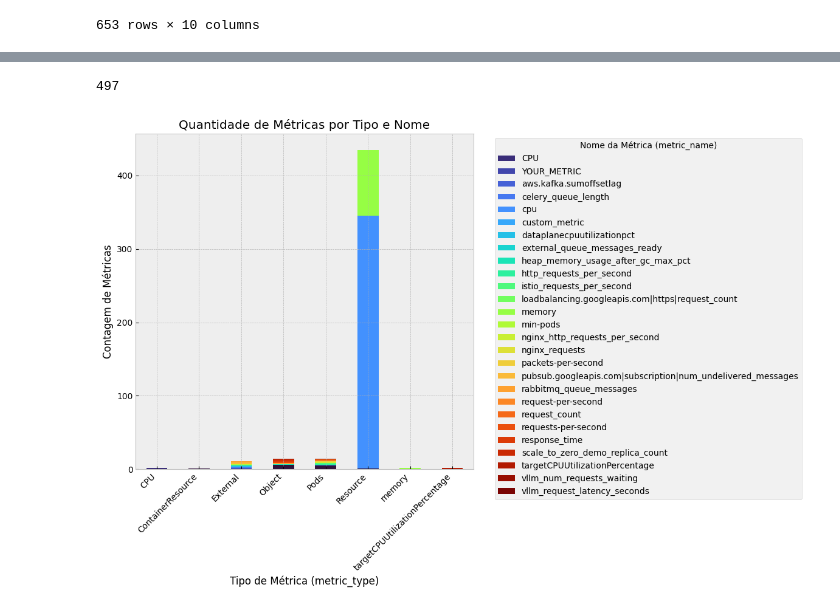
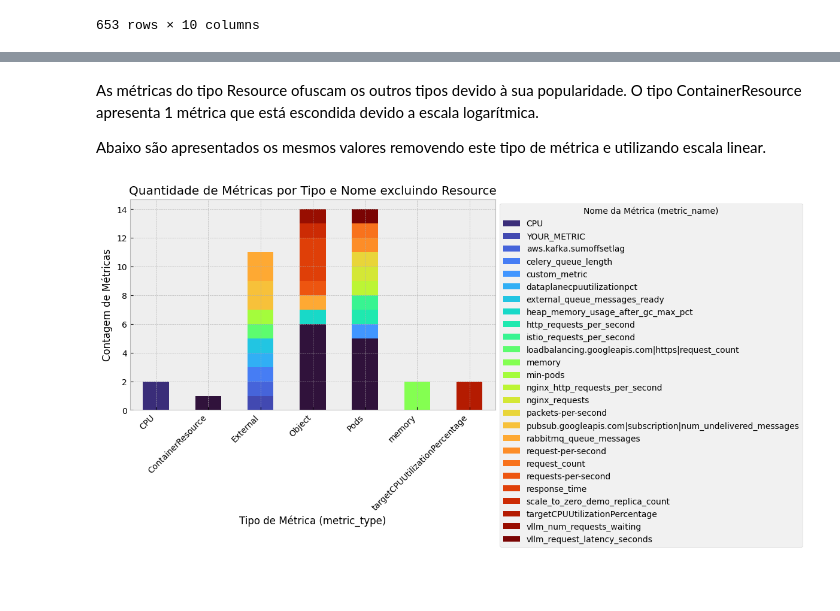
Before and after one commit to xisberto/hpa_usage, a Jupyter notebook: hpa_classify.ipynb, the cells around one changed output, grey strips where cells are left out. Cells and saved outputs as stored; diff of their text form; code cells hidden in the pictures; blank space fills up the shorter version.

```diff
--- a/hpa_classify.ipynb
+++ b/hpa_classify.ipynb
@@ -418,7 +445,7 @@ plt.show()
 df_hpa_defs = filter_nohelm[[
     'Owner', 'Project', 'File Path', 'hpa_count', 'apiVersion']].drop_duplicates()
 
-display(df_hpa_defs.shape[0])
+display(f"{df_hpa_defs.shape[0]}")
 
 version_counts = df_hpa_defs['apiVersion'].value_counts().sort_index()
 df_grouped = pd.DataFrame(
@@ -429,12 +456,12 @@ df_grouped['VersionGroup'] = df_grouped['apiVersion'].apply(func=map_version)
 pivot_versions = df_grouped.pivot(
     index='VersionGroup', columns='apiVersion', values='count').fillna(0)
 
-plt.style.use('bmh')
-plt.figure(figsize=(10, 6))
-ax = pivot_versions.plot(kind='bar', stacked=True,
-                         ax=plt.gca(), colormap='tab20')
+plt.figure(figsize=(8, 6))
+ax = pivot_versions.plot(kind='bar', stacked=True, ax=plt.gca())
+# add_labels(plt, pivot_versions.index, pivot_versions.values, hpadding=4)
 ax.tick_params(axis="x", rotation=0)
 plt.title("Distribuição da apiVersion dos HPAs")
+plt.tight_layout()
 plt.show()
 
 pivot_versions['Total'] = pivot_versions.sum(axis=1)
@@ -514,23 +576,28 @@ plt.show()
+# %% [markdown]
+As métricas do tipo Resource ofuscam os outros tipos devido à sua popularidade. O tipo ContainerResource apresenta 1 métrica que está escondida devido a escala logarítmica.
+
+Abaixo são apresentados os mesmos valores removendo este tipo de métrica e utilizando escala linear.
 # %%
 df_v2 = filter_nohelm[filter_nohelm['apiVersion'].str.contains('v2')]
-display(df_v2.shape[0])
 
-v2_metrics = df_v2.groupby(
+df_v2_no_resource = df_v2[df_v2['Metric Type'] != 'Resource']
+
+# display(df_v2_no_resource[df_v2_no_resource['Metric Type'] == 'External'])
+
+v2_metrics = df_v2_no_resource.groupby(
     ['Metric Type', 'Metric Name']).size().reset_index(name='counts')
 
 pivot_table = v2_metrics.pivot(
     index='Metric Type', columns='Metric Name', values='counts').fillna(0)
 
-plt.figure(figsize=(12, 8))
+plt.figure(figsize=(12, 6))
 pivot_table.plot(kind='bar', stacked=True, ax=plt.gca(), colormap='turbo')
-plt.title('Quantidade de Métricas por Tipo e Nome')
+plt.title('Quantidade de Métricas por Tipo e Nome excluindo Resource')
 plt.xlabel('Tipo de Métrica (metric_type)')
 plt.ylabel('Contagem de Métricas')
 plt.xticks(rotation=45, ha='right')
-plt.legend(title='Nome da Métrica (metric_name)',
-           bbox_to_anchor=(1.05, 1), loc='upper left')
+plt.legend(title='Nome da Métrica (metric_name)', bbox_to_anchor=(1, 1))
 plt.tight_layout()
 plt.show()
 # %% [output]
-497
-[figure, old version]
+[figure, new version]
```
Also changed, not shown: parts of 22 cells of this notebook.
